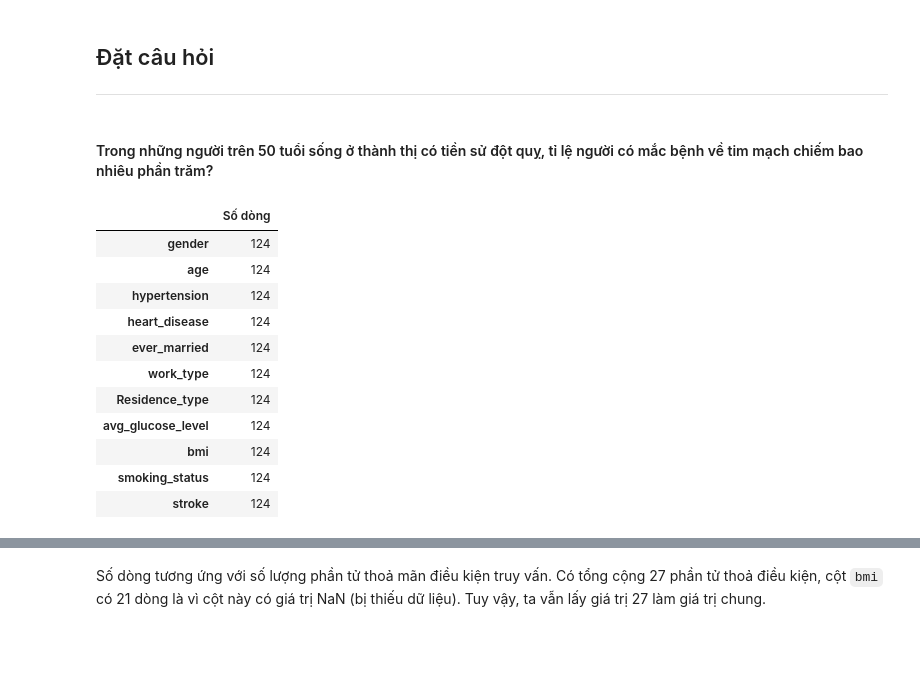
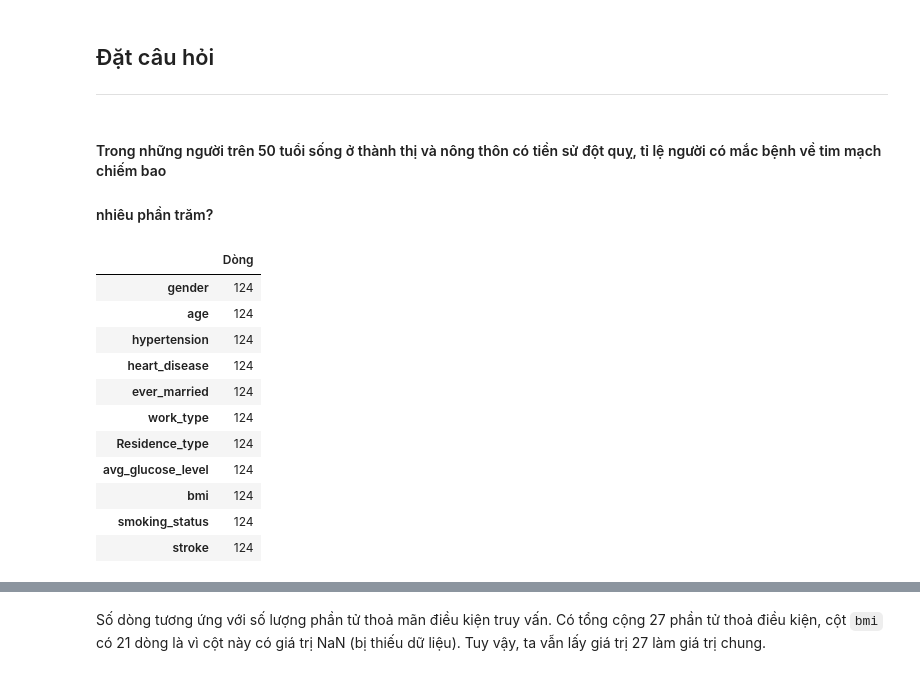
Before and after one commit to luthevy/LTKHDL_Final, a Jupyter notebook: vỹ.ipynb, the cells around one changed output, grey strips where cells are left out. Cells and saved outputs as stored; diff of their text form; code cells hidden in the pictures; blank space fills up the shorter version.

```diff
--- a/vỹ.ipynb
+++ b/vỹ.ipynb
@@ -301,21 +337,26 @@ ___
 ## Đặt câu hỏi
 ___
 # %% [markdown]
-#### Trong những người trên 50 tuổi sống ở thành thị có tiền sử đột quỵ, tỉ lệ người có mắc bệnh về tim mạch chiếm bao nhiêu phần trăm?
+#### Trong những người trên 50 tuổi sống ở thành thị và nông thôn có tiền sử đột quỵ, tỉ lệ người có mắc bệnh về tim mạch chiếm bao
+#### nhiêu phần trăm?
 # %%
 stroke_urban = hcs_df.loc[(hcs_df['age'] > 50.0) & (hcs_df['Residence_type'] == 'Urban') & (hcs_df['stroke'] == 1)]
+stroke_rural = hcs_df.loc[(hcs_df['age'] > 50.0) & (hcs_df['Residence_type'] == 'Rural') & (hcs_df['stroke'] == 1)]
+
 num_stroke_urban = stroke_urban.count(axis='rows')
-pd.DataFrame(num_stroke_urban, columns = ['Số dòng'])
+num_stroke_rural = stroke_rural.count(axis='rows')
-# %% [output]
-|  | Số dòng |
-| gender | 124 |
-| age | 124 |
-| hypertension | 124 |
-| heart_disease | 124 |
-| ever_married | 124 |
-| work_type | 124 |
-| Residence_type | 124 |
-| avg_glucose_level | 124 |
-| bmi | 124 |
-| smoking_status | 124 |
-| stroke | 124 |
+# %%
+display(pd.DataFrame(num_stroke_urban, columns = ['Dòng']))
+# %% [output]
+|  | Dòng |
+| gender | 124 |
+| age | 124 |
+| hypertension | 124 |
+| heart_disease | 124 |
+| ever_married | 124 |
+| work_type | 124 |
+| Residence_type | 124 |
+| avg_glucose_level | 124 |
+| bmi | 124 |
+| smoking_status | 124 |
+| stroke | 124 |
```
Also changed, not shown: parts of 12 cells of this notebook.
